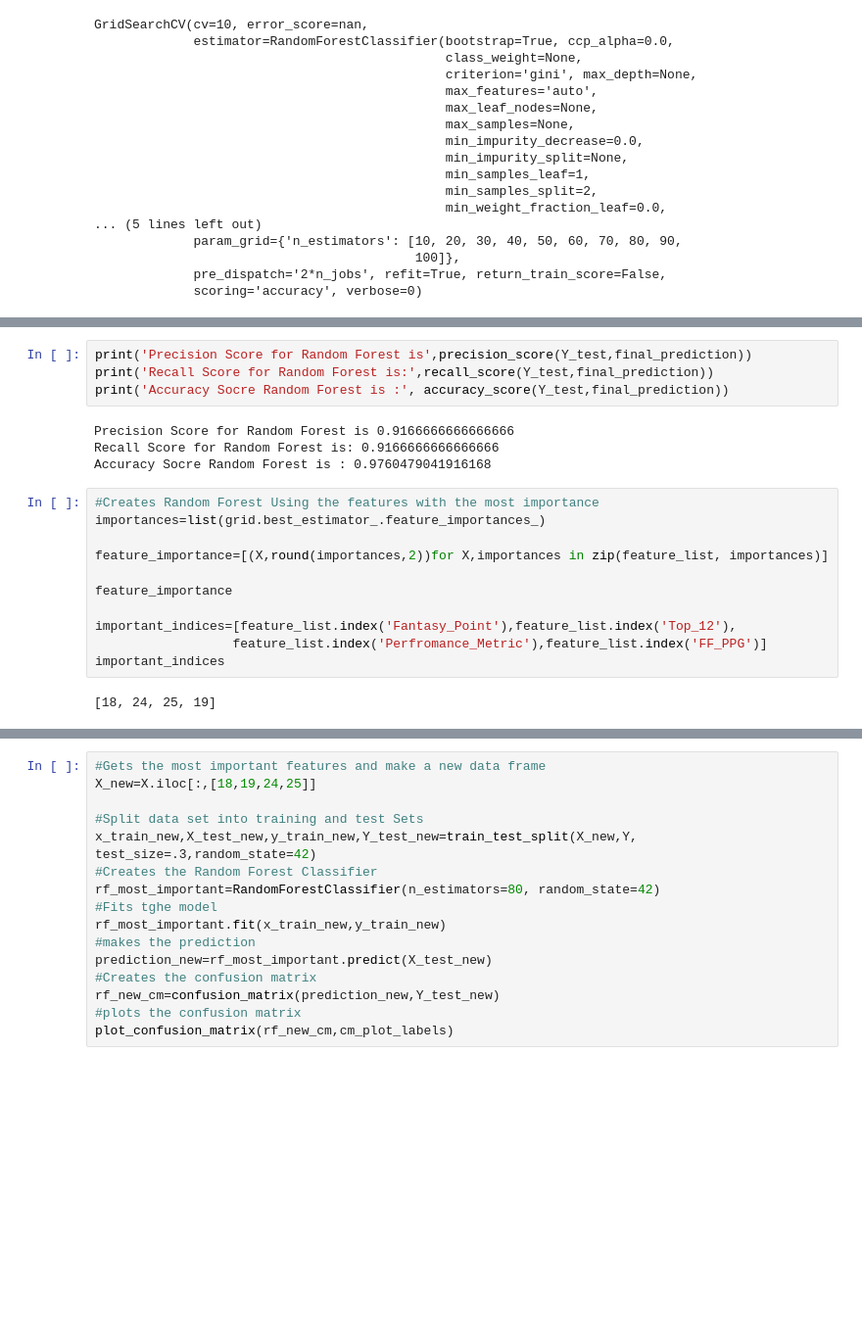
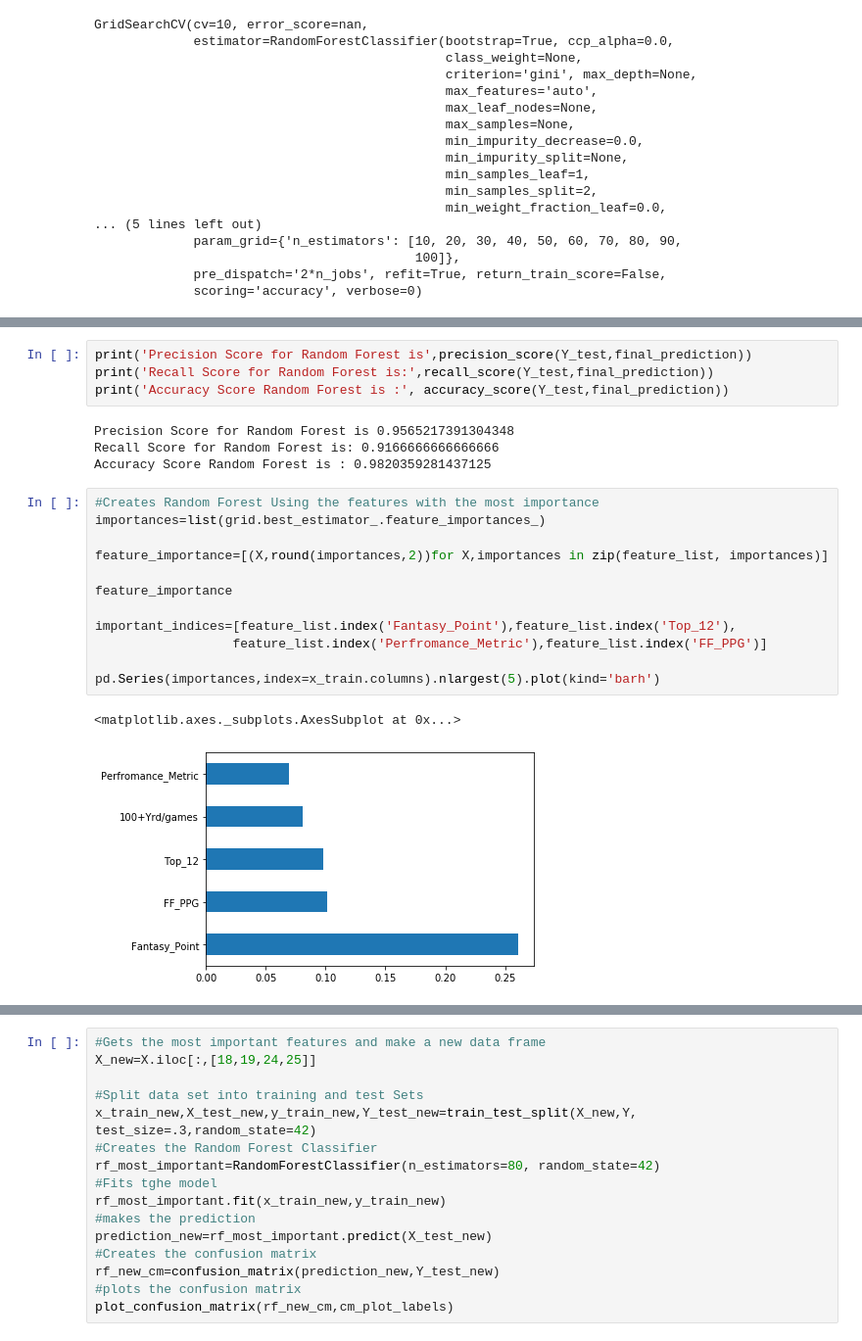
Before and after one commit to jh729670/Running-Back-Data, a Jupyter notebook: Data Practicum.ipynb, the cells around one changed output, grey strips where cells are left out. Shown at 98% size. Saved outputs shown, nothing was run; the diff lists cells and outputs as text; blank space fills up the shorter version.

```diff
--- a/Data Practicum.ipynb
+++ b/Data Practicum.ipynb
@@ -258,21 +324,23 @@ Confusion Matrix w/o Normalization
 # %%
 print('Precision Score for Random Forest is',precision_score(Y_test,final_prediction))
 print('Recall Score for Random Forest is:',recall_score(Y_test,final_prediction))
-print('Accuracy Socre Random Forest is :', accuracy_score(Y_test,final_prediction))
+print('Accuracy Score Random Forest is :', accuracy_score(Y_test,final_prediction))
 # %% [output]
-Precision Score for Random Forest is 0.9166666666666666
+Precision Score for Random Forest is 0.9565217391304348
 Recall Score for Random Forest is: 0.9166666666666666
-Accuracy Socre Random Forest is : 0.9760479041916168
+Accuracy Score Random Forest is : 0.9820359281437125
 # %%
 #Creates Random Forest Using the features with the most importance
 importances=list(grid.best_estimator_.feature_importances_)
 
 feature_importance=[(X,round(importances,2))for X,importances in zip(feature_list, importances)]
 
 feature_importance
 
 important_indices=[feature_list.index('Fantasy_Point'),feature_list.index('Top_12'),
                   feature_list.index('Perfromance_Metric'),feature_list.index('FF_PPG')]
-important_indices
+
+pd.Series(importances,index=x_train.columns).nlargest(5).plot(kind='barh')
 # %% [output]
-[18, 24, 25, 19]
+<matplotlib.axes._subplots.AxesSubplot at 0x...>
+[figure, added]
```
Also changed, not shown: parts of 12 cells of this notebook.
